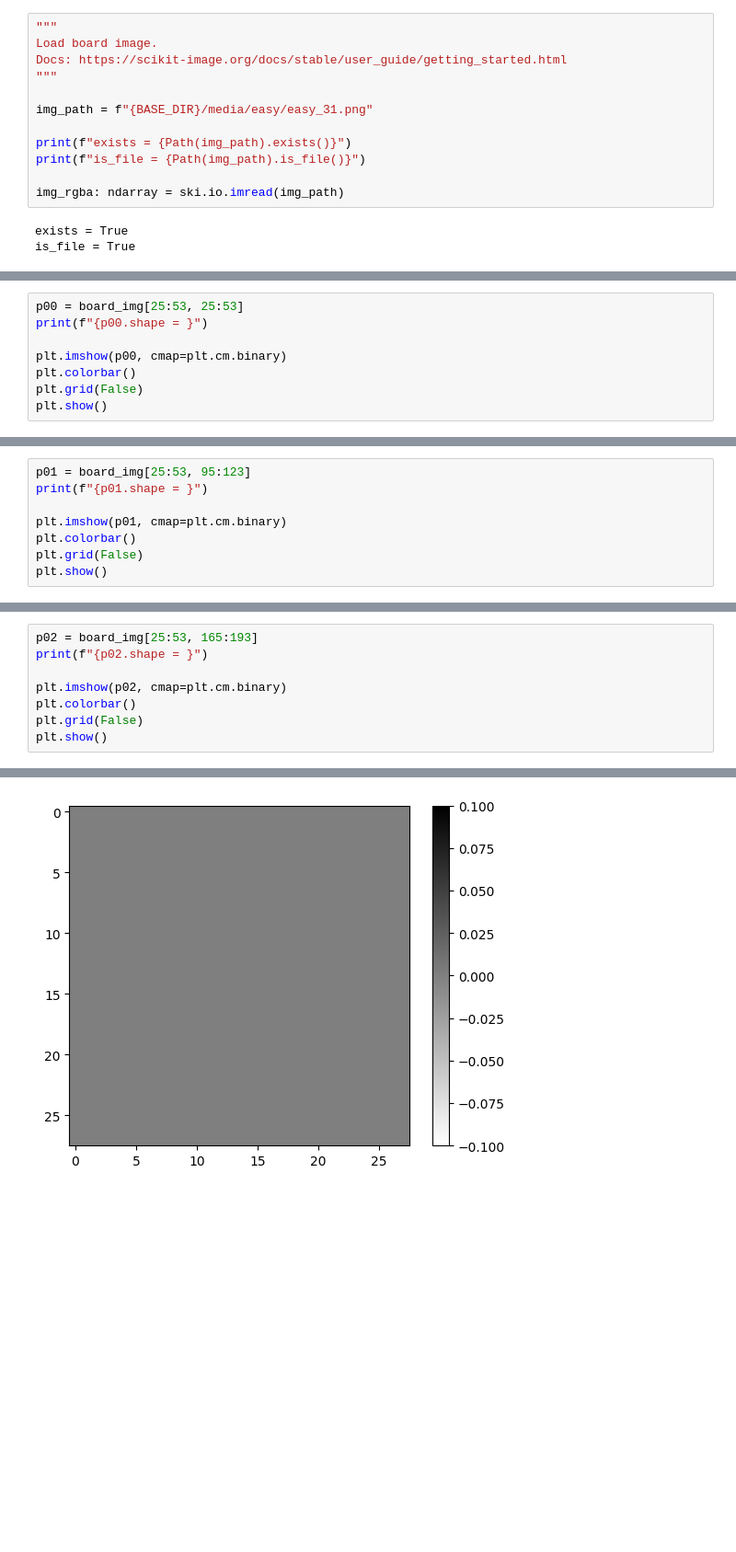
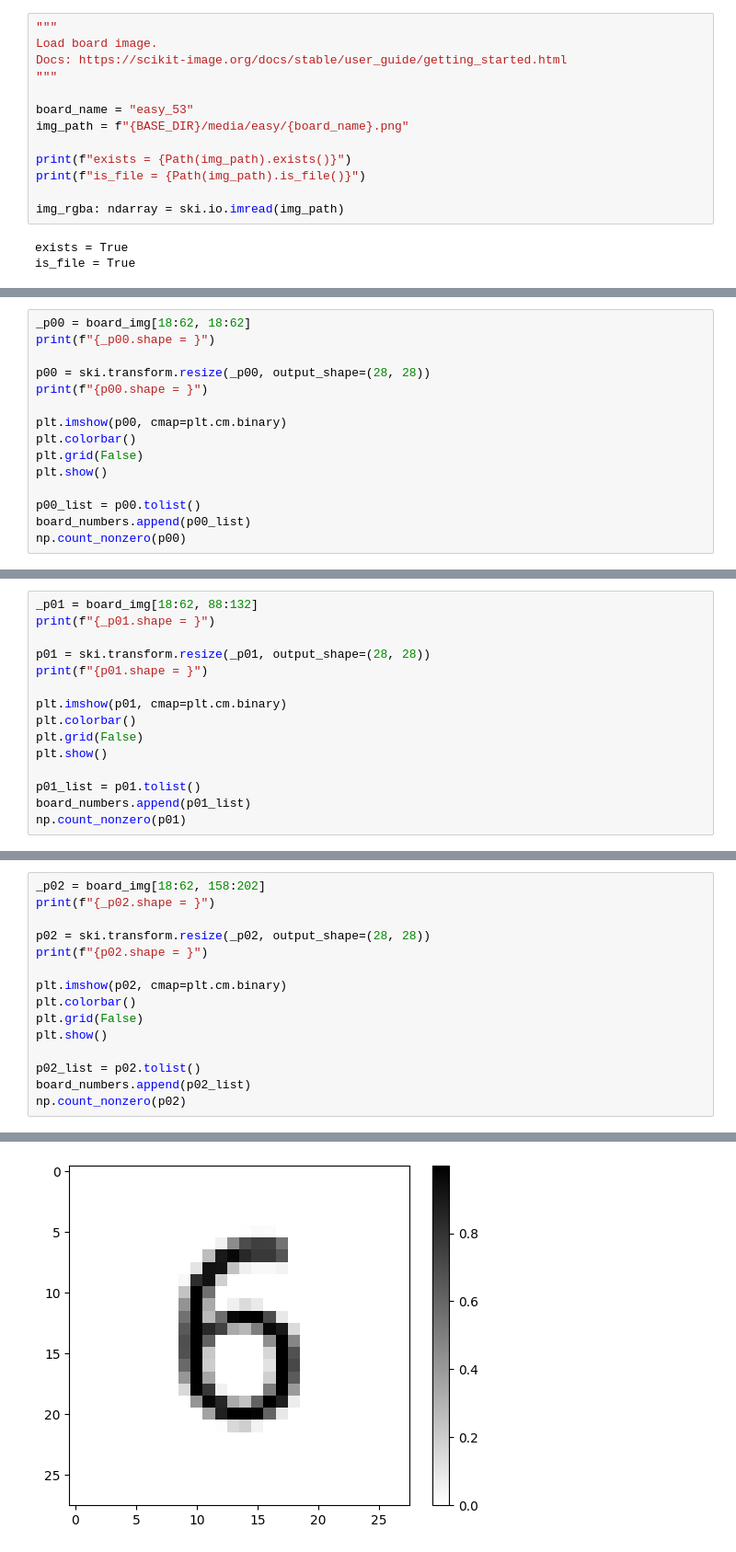
Before and after one commit to Valentin-Golyonko/SudokuML, a Jupyter notebook: help_scripts/board_processing/board_from_img.ipynb, the cells around one changed output, grey strips where cells are left out. Shown at 92% size. Saved outputs shown, nothing was run; the diff lists cells and outputs as text; blank space fills up the shorter version.

Commit message:
upd: board processing

```diff
--- a/help_scripts/board_processing/board_from_img.ipynb
+++ b/help_scripts/board_processing/board_from_img.ipynb
@@ -13,7 +14,8 @@ Load board image.
 Docs: https://scikit-image.org/docs/stable/user_guide/getting_started.html
 """
 
-img_path = f"{BASE_DIR}/media/easy/easy_31.png"
+board_name = "easy_53"
+img_path = f"{BASE_DIR}/media/easy/{board_name}.png"
 
 print(f"exists = {Path(img_path).exists()}")
 print(f"is_file = {Path(img_path).is_file()}")
@@ -91,9 +110,16 @@ board_numbers = []
 # %%
-p00 = board_img[25:53, 25:53]
+_p00 = board_img[18:62, 18:62]
+print(f"{_p00.shape = }")
+
+p00 = ski.transform.resize(_p00, output_shape=(28, 28))
 print(f"{p00.shape = }")
 
 plt.imshow(p00, cmap=plt.cm.binary)
 plt.colorbar()
 plt.grid(False)
 plt.show()
+
+p00_list = p00.tolist()
+board_numbers.append(p00_list)
+np.count_nonzero(p00)
 # %% [output]
@@ -108,9 +130,16 @@ np.count_nonzero(p00)
 # %%
-p01 = board_img[25:53, 95:123]
+_p01 = board_img[18:62, 88:132]
+print(f"{_p01.shape = }")
+
+p01 = ski.transform.resize(_p01, output_shape=(28, 28))
 print(f"{p01.shape = }")
 
 plt.imshow(p01, cmap=plt.cm.binary)
 plt.colorbar()
 plt.grid(False)
 plt.show()
+
+p01_list = p01.tolist()
+board_numbers.append(p01_list)
+np.count_nonzero(p01)
 # %% [output]
@@ -125,9 +150,16 @@ np.count_nonzero(p01)
 # %%
-p02 = board_img[25:53, 165:193]
+_p02 = board_img[18:62, 158:202]
+print(f"{_p02.shape = }")
+
+p02 = ski.transform.resize(_p02, output_shape=(28, 28))
 print(f"{p02.shape = }")
 
 plt.imshow(p02, cmap=plt.cm.binary)
 plt.colorbar()
 plt.grid(False)
 plt.show()
+
+p02_list = p02.tolist()
+board_numbers.append(p02_list)
+np.count_nonzero(p02)
 # %% [output]
@@ -134,2 +167,2 @@ plt.show()
 p02.shape = (28, 28)
-[figure, old version]
+[figure, new version]
```
Also changed, not shown: parts of 168 cells of this notebook.
